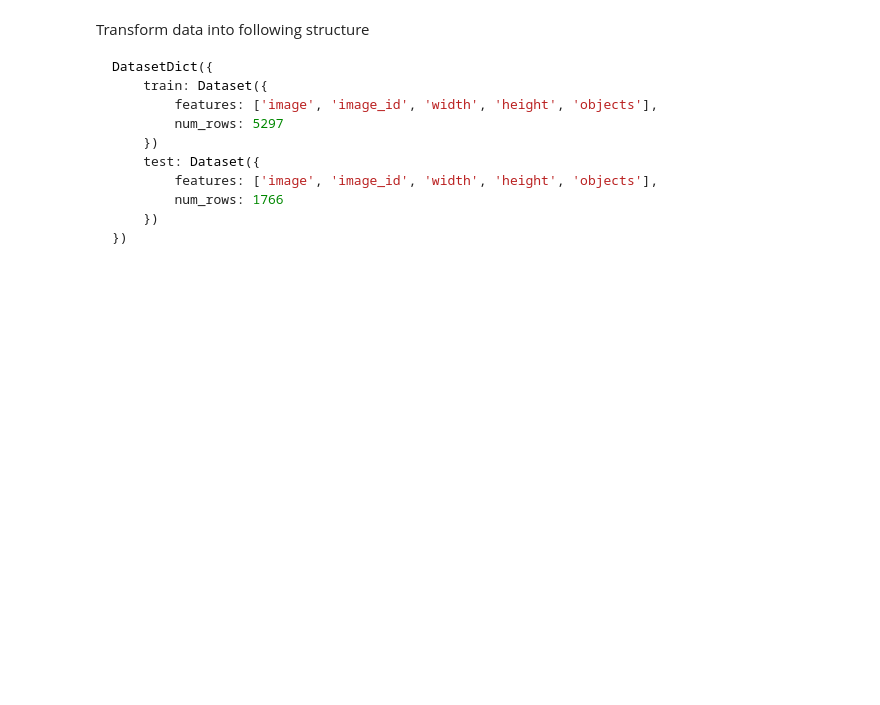
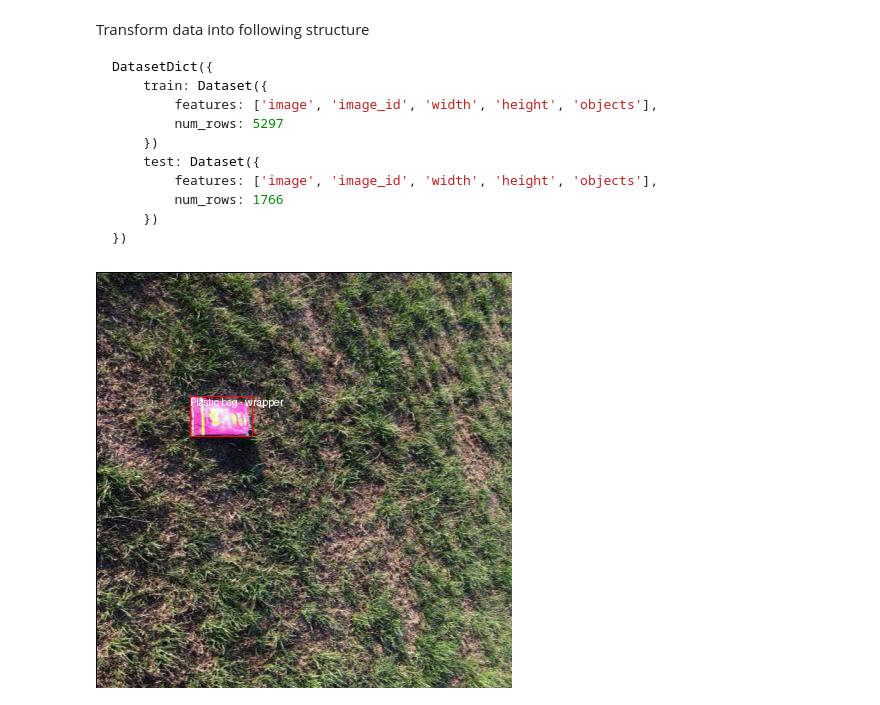
Before and after one commit to isaac-berlin/CV_Garbage_Detection, a Jupyter notebook: src/huggingface_tutorial.ipynb, the cells around one changed output. Saved outputs shown, nothing was run; the diff lists cells and outputs as text; code cells hidden in the pictures; blank space fills up the shorter version.

Commit message:
fixed huggingface model training

```diff
--- a/src/huggingface_tutorial.ipynb
+++ b/src/huggingface_tutorial.ipynb
@@ -106,3 +115,39 @@ class_mappings = get_class_mappings_from_coco(os.path.join(ds_path, "train", "_a
 formatted_train = sv_to_custom_format(ds_train, class_mappings)
 formatted_test = sv_to_custom_format(ds_test, class_mappings)
 formatted_valid = sv_to_custom_format(ds_valid, class_mappings)
+# %%
+train_dataset = Dataset.from_dict(formatted_train)
+test_dataset = Dataset.from_dict(formatted_test)
+valid_dataset = Dataset.from_dict(formatted_valid)
+# %%
+import numpy as np
+from PIL import Image, ImageDraw
+
+
+def draw_image_from_idx(dataset, idx):
+    sample = dataset[idx]
+    image = sample["image"]
+    annotations = sample["objects"]
+    draw = ImageDraw.Draw(image)
+    width, height = sample["width"], sample["height"]
+
+    for i in range(len(annotations["id"])):
+        box = annotations["bbox"][i]
+        class_idx = annotations["id"][i]
+        x, y, w, h = tuple(box)
+        if max(box) > 1.0:
+            x1, y1 = int(x), int(y)
+            x2, y2 = int(x + w), int(y + h)
+        else:
+            x1 = int(x * width)
+            y1 = int(y * height)
+            x2 = int((x + w) * width)
+            y2 = int((y + h) * height)
+        draw.rectangle((x1, y1, x2, y2), outline="red", width=1)
+        draw.text((x1, y1), annotations["category"][i], fill="white")
+    return image
+
+
+draw_image_from_idx(dataset=train_dataset, idx=1)
+# %% [output]
+[figure, added]
```
Also changed, not shown: parts of 11 cells of this notebook.
